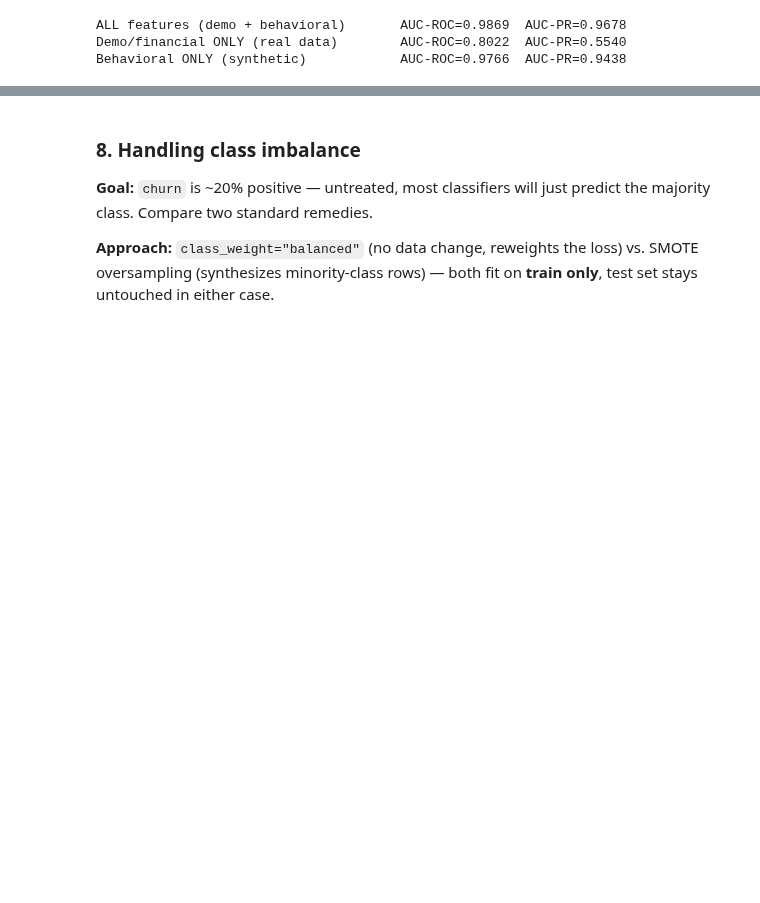
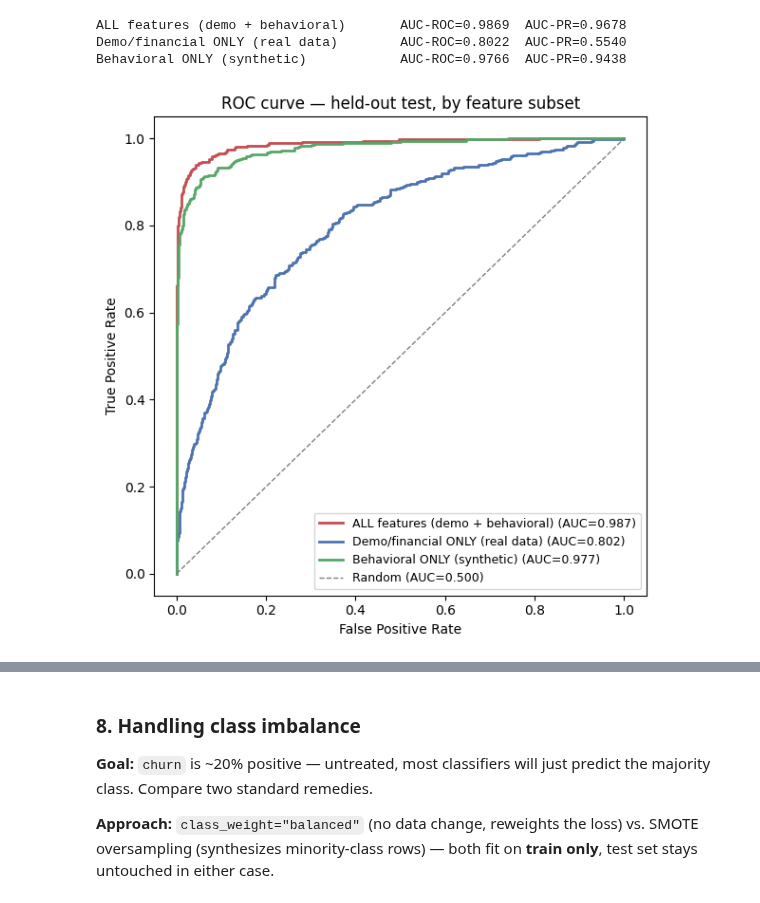
Before and after one commit to sonkd/Churn-Banking-Prediction, a Jupyter notebook: research/notebooks/banking_churn_prediction.ipynb, the cells around one changed output, grey strips where cells are left out. Saved outputs shown, nothing was run; the diff lists cells and outputs as text; code cells hidden in the pictures; blank space fills up the shorter version.

```diff
--- a/research/notebooks/banking_churn_prediction.ipynb
+++ b/research/notebooks/banking_churn_prediction.ipynb
@@ -800,10 +800,13 @@ Zeroed by LASSO: ['age_band_40-49', 'zero_balance', 'country_Spain', 'credit_sco
 
 **Approach:** train the same logistic regression on three feature subsets — all features, demo/financial only (real data), behavioral only (synthetic) — and compare held-out AUC-ROC. The project's own rubric treats AUC ≥ 0.99 as a leakage tripwire.
 # %%
+from sklearn.metrics import roc_curve
+
 behavioral = ["frequency", "monetary", "app_logins_mean", "complaints_sum",
               "channel_mobile_share", "channel_atm_share", "channel_branch_share", "recency", "txn_trend"]
 demo_only = [c for c in X_train.columns if c not in behavioral]
 
+roc_data = {}
 for name, cols in [("ALL features (demo + behavioral)", X_train.columns.tolist()),
                     ("Demo/financial ONLY (real data)", demo_only),
                     ("Behavioral ONLY (synthetic)", behavioral)]:
@@ -811,10 +814,29 @@ for name, cols in [("ALL features (demo + behavioral)", X_train.columns.tolist()
     Xtr, Xte = sc.transform(X_train[cols]), sc.transform(X_test[cols])
     clf = LogisticRegression(penalty="l2", C=1.0, class_weight="balanced", max_iter=500).fit(Xtr, y_train)
     proba = clf.predict_proba(Xte)[:, 1]
-    print(f"{name:38s} AUC-ROC={roc_auc_score(y_test, proba):.4f}  AUC-PR={average_precision_score(y_test, proba):.4f}")
+    auc_roc, auc_pr = roc_auc_score(y_test, proba), average_precision_score(y_test, proba)
+    fpr, tpr, _ = roc_curve(y_test, proba)
+    roc_data[name] = (fpr, tpr, auc_roc)
+    print(f"{name:38s} AUC-ROC={auc_roc:.4f}  AUC-PR={auc_pr:.4f}")
 # %% [output]
 ALL features (demo + behavioral)       AUC-ROC=0.9869  AUC-PR=0.9678
 Demo/financial ONLY (real data)        AUC-ROC=0.8022  AUC-PR=0.5540
 Behavioral ONLY (synthetic)            AUC-ROC=0.9766  AUC-PR=0.9438
+# %%
+fig, ax = plt.subplots(figsize=(6, 6))
+colors = {"ALL features (demo + behavioral)": "#C44E52",
+          "Demo/financial ONLY (real data)": "#4C72B0",
+          "Behavioral ONLY (synthetic)": "#55A868"}
+for name, (fpr, tpr, auc_roc) in roc_data.items():
+    ax.plot(fpr, tpr, color=colors[name], linewidth=2, label=f"{name} (AUC={auc_roc:.3f})")
+ax.plot([0, 1], [0, 1], linestyle="--", color="grey", linewidth=1, label="Random (AUC=0.500)")
+ax.set_xlabel("False Positive Rate"); ax.set_ylabel("True Positive Rate")
+ax.set_title("ROC curve — held-out test, by feature subset")
+ax.legend(loc="lower right", fontsize=9)
+plt.tight_layout()
+plt.savefig("../outputs/figures/roc_leakage_check_by_subset.png", dpi=120)
+plt.show()
+# %% [output]
+[figure, added]
 # %% [markdown]
 **Observations — the most important finding of Data preparing:**
```
Also changed, not shown: parts of 1 cell of this notebook, 1 other file.
